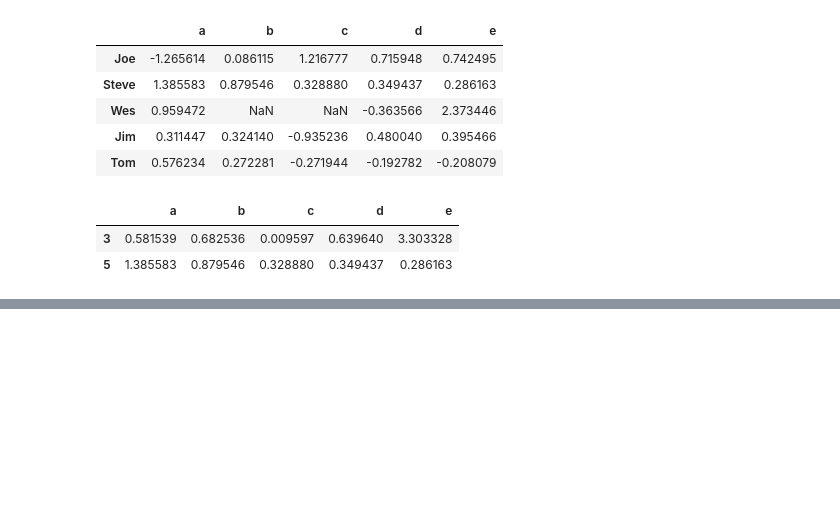
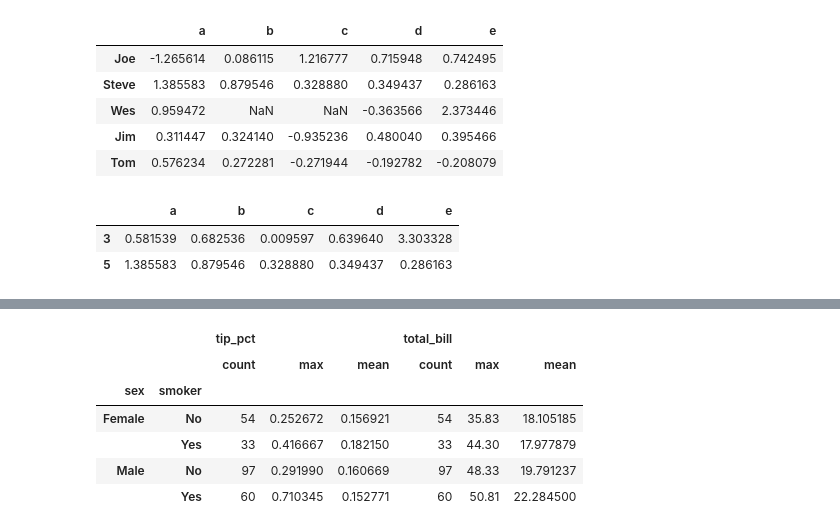
Before and after one commit to gt-sun/data_analysis, a Jupyter notebook: pandas/groupby.ipynb, the cells around one changed output, grey strips where cells are left out. Cells and saved outputs as stored; diff of their text form; code cells hidden in the pictures; blank space fills up the shorter version.

Commit message:
add groupby

```diff
--- a/pandas/groupby.ipynb
+++ b/pandas/groupby.ipynb
@@ -265,0 +296,2 @@ people.groupby(len).sum()
+# %%
+tips = pd.read_csv('/sun/bigdata/data/tips.csv')
@@ -265,0 +307,3 @@ people.groupby(len).sum()
+# %%
+tips['tip_pct'] = tips['tip']/tips['total_bill']
+tips.head()
@@ -265,0 +317,2 @@ people.groupby(len).sum()
+# %%
+grouped = tips.groupby(['sex','smoker'])
@@ -265,0 +359,12 @@ people.groupby(len).sum()
+# %%
+#对指定列执行指定运算
+functions = ['count', 'max', 'mean']
+grouped['tip_pct','total_bill'].agg(functions)
+# %% [output]
+|  |  | tip_pct |  |  | total_bill |  |  |
+|  |  | count | max | mean | count | max | mean |
+| sex | smoker |  |  |  |  |  |  |
+| Female | No | 54 | 0.252672 | 0.156921 | 54 | 35.83 | 18.105185 |
+|  | Yes | 33 | 0.416667 | 0.182150 | 33 | 44.30 | 17.977879 |
+| Male | No | 97 | 0.291990 | 0.160669 | 97 | 48.33 | 19.791237 |
+|  | Yes | 60 | 0.710345 | 0.152771 | 60 | 50.81 | 22.284500 |
```
Also changed, not shown: parts of 30 cells of this notebook.
